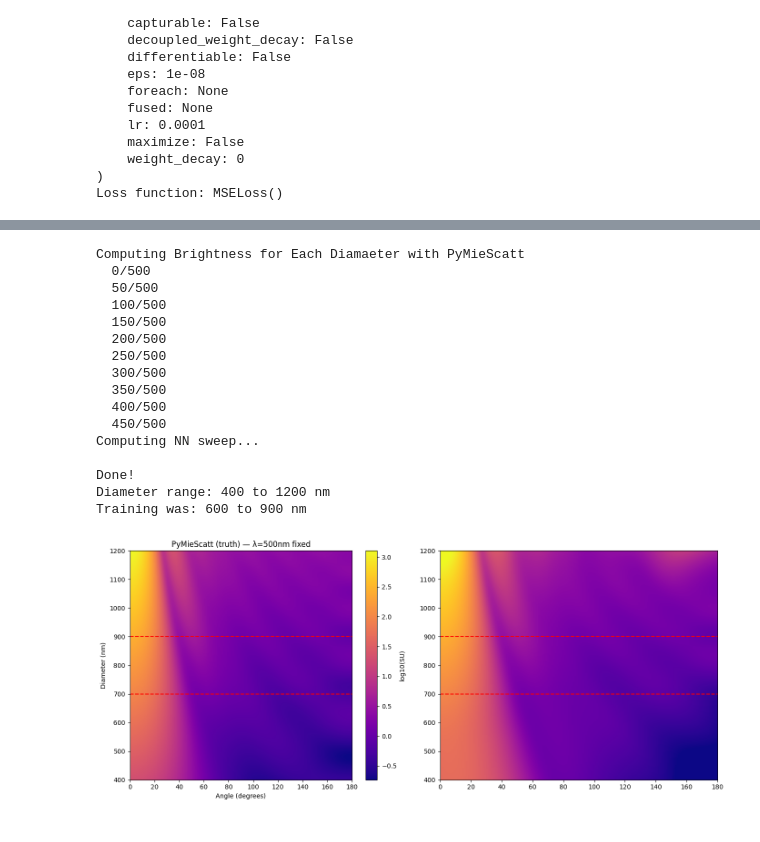
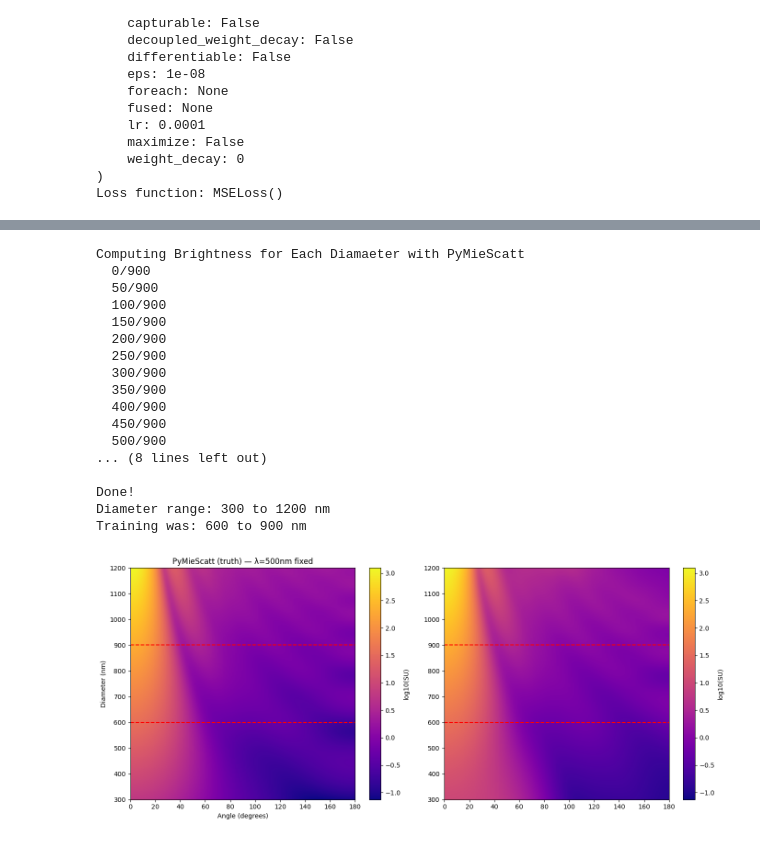
Before and after one commit to james-613/Modified_pyMieScatt_NN, a Jupyter notebook: mie_theory_NN_with_derivatives.ipynb, the cells around one changed output, grey strips where cells are left out. Cells and saved outputs as stored; diff of their text form; code cells hidden in the pictures.

```diff
--- a/mie_theory_NN_with_derivatives.ipynb
+++ b/mie_theory_NN_with_derivatives.ipynb
@@ -460,7 +507,7 @@ def predict_scattering(n, k, wavelength, diameter, angle=None):
     norm[:, 0] = (raw_inputs[:, 0] - 1.5) / 0.36
     norm[:, 1] = (raw_inputs[:, 1] - 0.68) / 0.32
     norm[:, 2] = (raw_inputs[:, 2] - 450) / 100
-    norm[:, 3] = (raw_inputs[:, 3] - 700) / 200
+    norm[:, 3] = (raw_inputs[:, 3] - 600) / 300
     norm[:, 4] = raw_inputs[:, 4] / np.pi # model trained onr radians
 
     input_tensor = torch.FloatTensor(norm)
@@ -513,8 +560,8 @@ def py_Mie_Diff_Scattering(wavelength, diameter, n, k, environment_value = 1.00)
 
 # Pick any wavelength and diameter to test
 test_wavelength = 500  # nm
-test_diameter = 900    # nm
-test_n = 1.9
+test_diameter = 500    # nm
+test_n = 1.6
 test_k = 1.0
 
 # Get both predictions
@@ -530,7 +577,17 @@ print(f"Total time: {elapsed:.10f}s for prediction")
 
 print("PyMieScatt Time")
 
-true_curve = true_scattering(test_wavelength, test_diameter, test_n, test_k)
+true_curve_1 = py_Mie_Diff_Scattering(500, 500, 1.6, 1.0)
+true_curve_2 = py_Mie_Diff_Scattering(500, 550, 1.6, 1.0)
+true_curve_3 = py_Mie_Diff_Scattering(500, 950, 1.6, 1.0)
+true_curve_4 = py_Mie_Diff_Scattering(500, 1000, 1.6, 1.0)
+
+nn_curve_1 = predict_scattering(1.6, 1.0, 500, 500)
+nn_curve_2 = predict_scattering(1.6, 1.0, 500, 550)
+nn_curve_3 = predict_scattering(1.6, 1.0, 500, 950)
+nn_curve_4 = predict_scattering(1.6, 1.0, 500, 1000)
+
+print(nn_curve_1)
 
 true_curve_with_pyMieDiff = py_Mie_Diff_Scattering(test_wavelength, test_diameter, test_n, test_k)
 
@@ -540,9 +597,19 @@ print(f"Mean squared error (in log space): {error:.6e}")
 
 # Plot
 plt.figure(figsize=(10, 6))
-# plt.plot(true_curve, '-',  color='blue', linewidth=2, label='PyMieScatt (truth)')
-plt.plot(nn_curve,   '-', color='red',  linewidth=2, label='NN prediction')
-plt.plot(true_curve_with_pyMieDiff, '--', color= 'green', linewidth= 2, label = 'PyMieDiff (truth)')
+
+plt.plot(nn_curve_1,   '--', color='red',  linewidth=2, label='NN prediction, 500 nm diameter')
+plt.plot(true_curve_1, '-', color= 'red', linewidth= 2, label = 'PyMieDiff (truth)')
+
+plt.plot(nn_curve_2,   '--', color='green',  linewidth=2, label='NN prediction, 550 nm diameter')
+plt.plot(true_curve_2, '-', color= 'green', linewidth= 2, label = 'PyMieDiff (truth)')
+
+plt.plot(nn_curve_3,   '--', color='blue',  linewidth=2, label='NN prediction, 950 nm diameter')
+plt.plot(true_curve_3, '-', color= 'blue', linewidth= 2, label = 'PyMieDiff (truth)')
+
+plt.plot(nn_curve_4,   '--', color='orange',  linewidth=2, label='NN prediction, 1000 nm diameter')
+plt.plot(true_curve_4, '-', color= 'orange', linewidth= 2, label = 'PyMieDiff (truth)')
+
 plt.xlabel("Angle (degrees)")
 plt.ylabel("Scattering intensity")
 plt.title(f"Test: λ={test_wavelength}nm, d={test_diameter}nm")
@@ -572,10 +639,10 @@ Mean squared error (in log space): 1.489520e-05
 # %%
-N_D_SPANNING_DATA = 500
-m = complex(1.6, 1.0) # match the m value the NN was trained on
+N_D_SPANNING_DATA = 900
+m = complex(1.6, 0.81) # match the m value the NN was trained on
 fixed_lambda = 500 # I will be varying diameter not wavelength
 
 # Log-spaced diameter sweep — wider than training range
-d_span = np.logspace(np.log10(400), np.log10(1200), N_D_SPANNING_DATA)
+d_span = np.logspace(np.log10(300), np.log10(1200), N_D_SPANNING_DATA)
 
 print("Computing Brightness for Each Diamaeter with PyMieScatt")
 truth = np.zeros((N_D_SPANNING_DATA, 181)) # create array of 181 arrays which have values of 0
@@ -609,20 +676,21 @@ print(f"Diameter range: {d_span[0]:.0f} to {d_span[-1]:.0f} nm")
 print(f"Training was: 600 to 900 nm")
 # %% [output]
 Computing Brightness for Each Diamaeter with PyMieScatt
-  0/500
-  50/500
-  100/500
-  150/500
-  200/500
-  250/500
-  300/500
-  350/500
-  400/500
-  450/500
-Computing NN sweep...
+  0/900
+  50/900
+  100/900
+  150/900
+  200/900
+  250/900
+  300/900
+  350/900
+  400/900
+  450/900
+  500/900
+... (8 lines left out)
 
 Done!
-Diameter range: 400 to 1200 nm
+Diameter range: 300 to 1200 nm
 Training was: 600 to 900 nm
 # %%
 fig, axes = plt.subplots(1, 2, figsize=(14, 6))
@@ -632,36 +700,37 @@ vmin = np.log10(truth).min()
 vmax = np.log10(truth).max()
 
 # === PyMieScatt truth ===
 im1 = axes[0].imshow(
     np.log10(truth),
     aspect='auto', origin='lower',
     extent=[0, 180, d_span[0], d_span[-1]],
     cmap='plasma', vmin=vmin, vmax=vmax
 )
 axes[0].set_title(f"PyMieScatt (truth) — λ={fixed_lambda}nm fixed")
 axes[0]
 axes[0].set_xlabel("Angle (degrees)")
 axes[0].set_ylabel("Diameter (nm)")
 # Show training range boundaries
 plt.colorbar(im1, ax=axes[0], label='log10(SU)')
 
 # === NN prediction ===
 im2 = axes[1].imshow(
     np.log10(nn_pred),
     aspect='auto', origin='lower',
     extent=[0, 180, d_span[0], d_span[-1]],
     cmap='plasma', vmin=vmin, vmax=vmax
 )
 
+plt.colorbar(im1, ax=axes[1], label='log10(SU)')
 
-axes[0].axhline(y=700, color='r', linestyle='--')   # ← call on axes[1]
+axes[0].axhline(y=600, color='r', linestyle='--')   # ← call on axes[1]
 axes[0].axhline(y=900, color='r', linestyle='--')   # ← call on axes[1]
-axes[1].axhline(y=700, color='r', linestyle='--')   # ← call on axes[1]
+axes[1].axhline(y=600, color='r', linestyle='--')   # ← call on axes[1]
 axes[1].axhline(y=900, color='r', linestyle='--')   # ← call on axes[1]
 plt.tight_layout()
 plt.show()
 # %% [output]
-[figure, old version]
+[figure, new version]
 # %%
 import time
 
```
Also changed, not shown: parts of 8 cells of this notebook.
